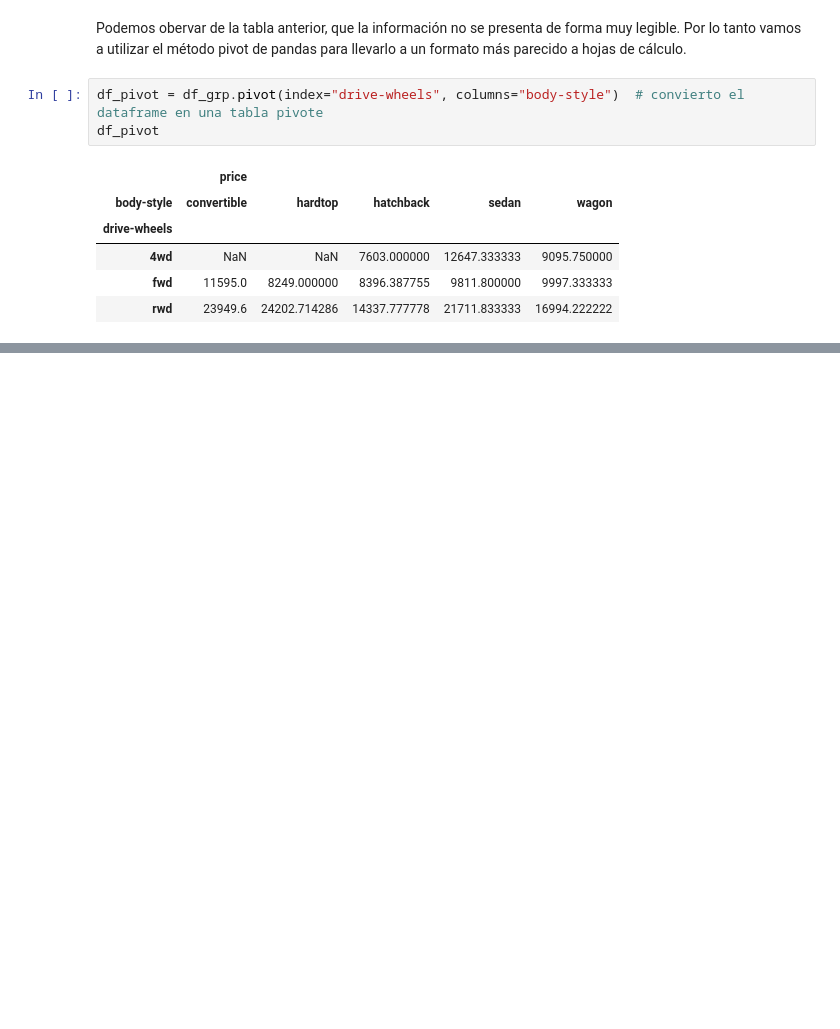
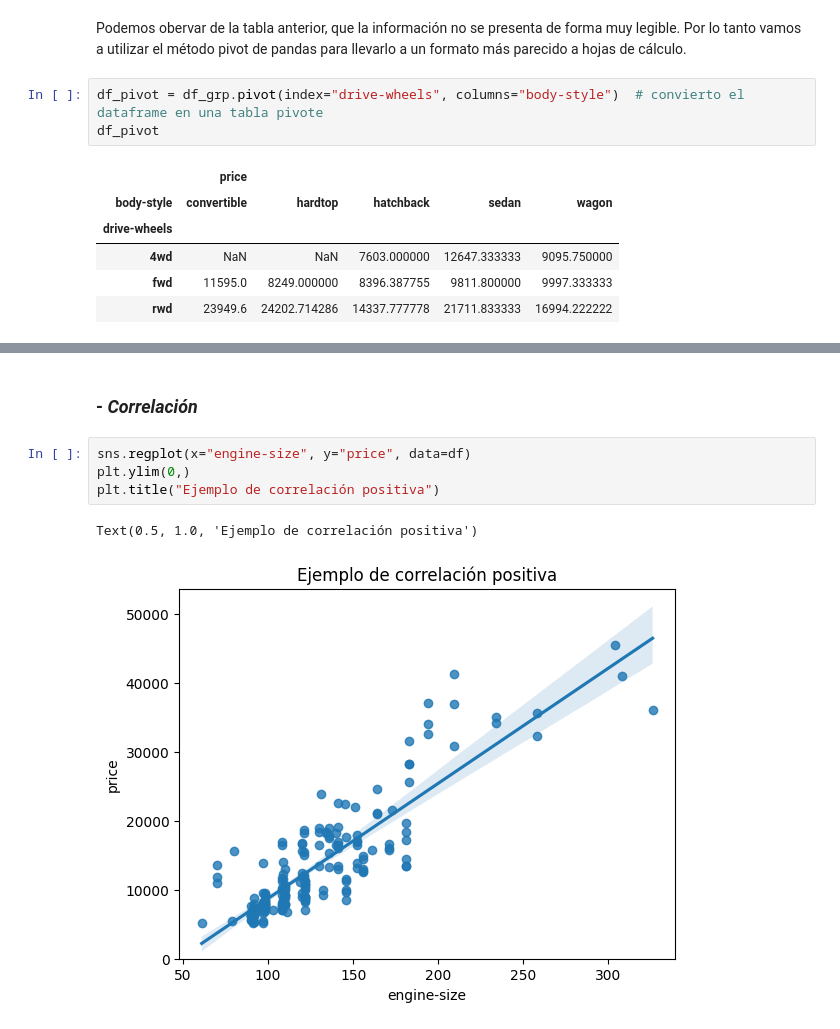
Before and after one commit to ulloa-g/exploratory_data_analysis, a Jupyter notebook: eda.ipynb, the cells around one changed output, grey strips where cells are left out. Drawn from its saved outputs; the diff is of its cells as text; blank space fills up the shorter version.

```diff
--- a/eda.ipynb
+++ b/eda.ipynb
@@ -289,0 +305,9 @@ Puedes aprender más [aquí](https://www.datacamp.com/tutorial/anova-test)
+# %% [markdown]
+### - *Correlación*
+# %%
+sns.regplot(x="engine-size", y="price", data=df)
+plt.ylim(0,)
+plt.title("Ejemplo de correlación positiva")
+# %% [output]
+Text(0.5, 1.0, 'Ejemplo de correlación positiva')
+[figure, added]
```
Also changed, not shown: parts of 12 cells of this notebook.
